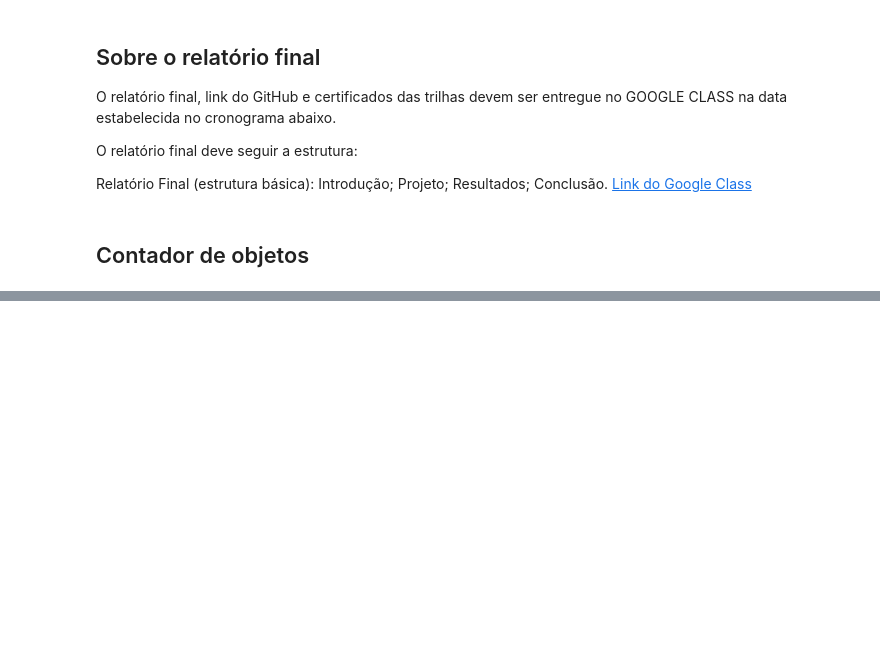
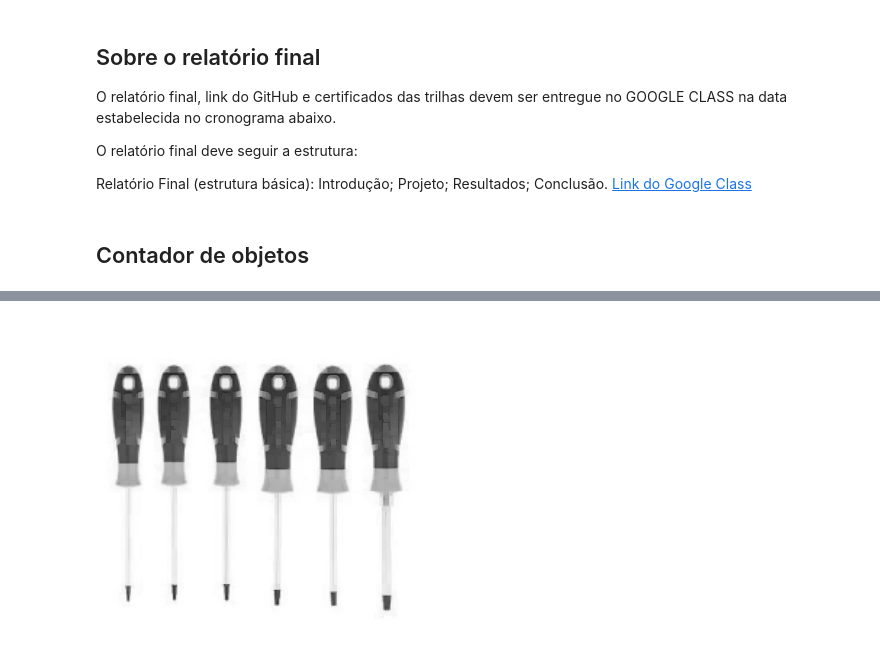
Before and after one commit to ElanDeyan/a3-cg-rv, a Jupyter notebook: A3_CG_E_RV.ipynb, the cells around one changed output, grey strips where cells are left out. Saved outputs shown, nothing was run; the diff lists cells and outputs as text; code cells hidden in the pictures; blank space fills up the shorter version.

```diff
--- a/A3_CG_E_RV.ipynb
+++ b/A3_CG_E_RV.ipynb
@@ -85,0 +83,9 @@ blurred_image = cv2.GaussianBlur(gray_image, (5, 5), 1)
+# %%
+# Aplicando transformação morfológica
+kernel = np.ones((5, 5), np.uint8)
+
+morphologified = cv2.morphologyEx(gray_image, cv2.MORPH_OPEN, kernel)
+
+cv2_imshow(morphologified)
+# %% [output]
+[figure, added]
```
Also changed, not shown: parts of 12 cells of this notebook.
